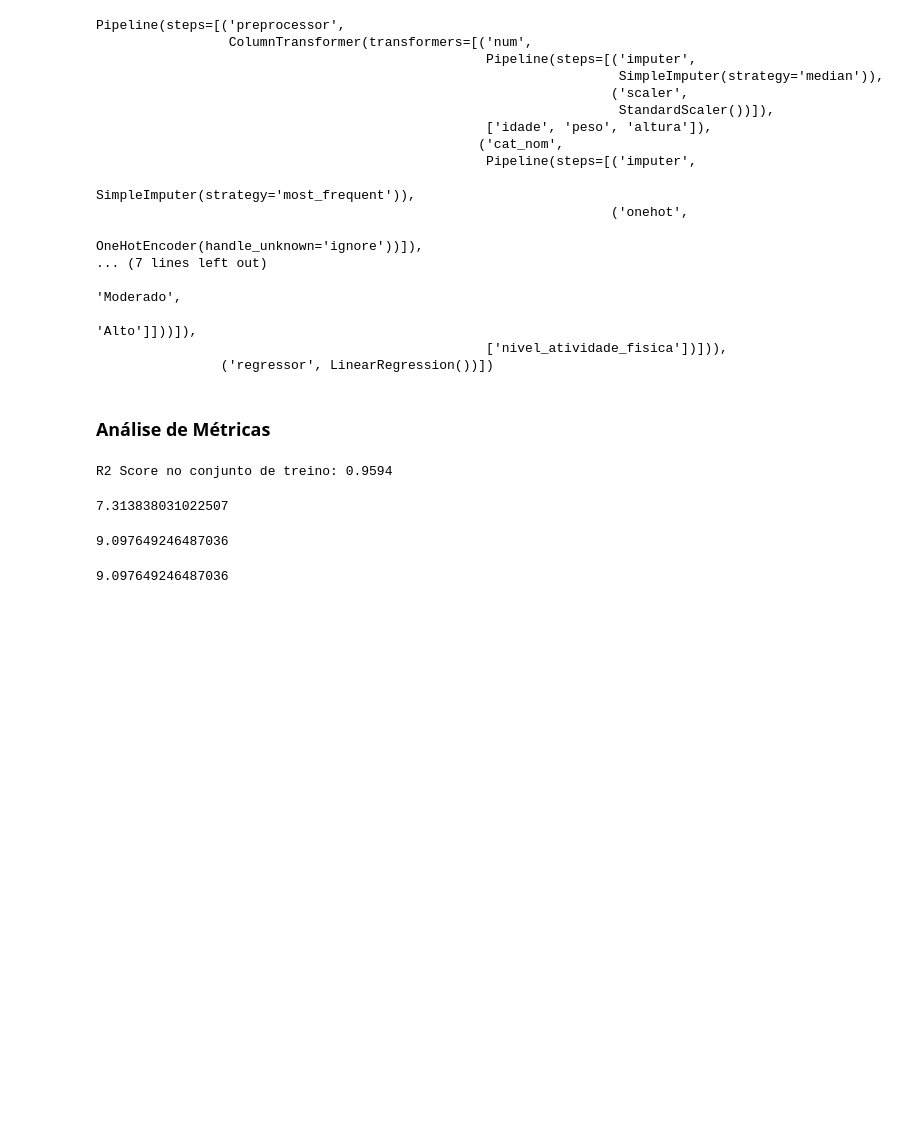
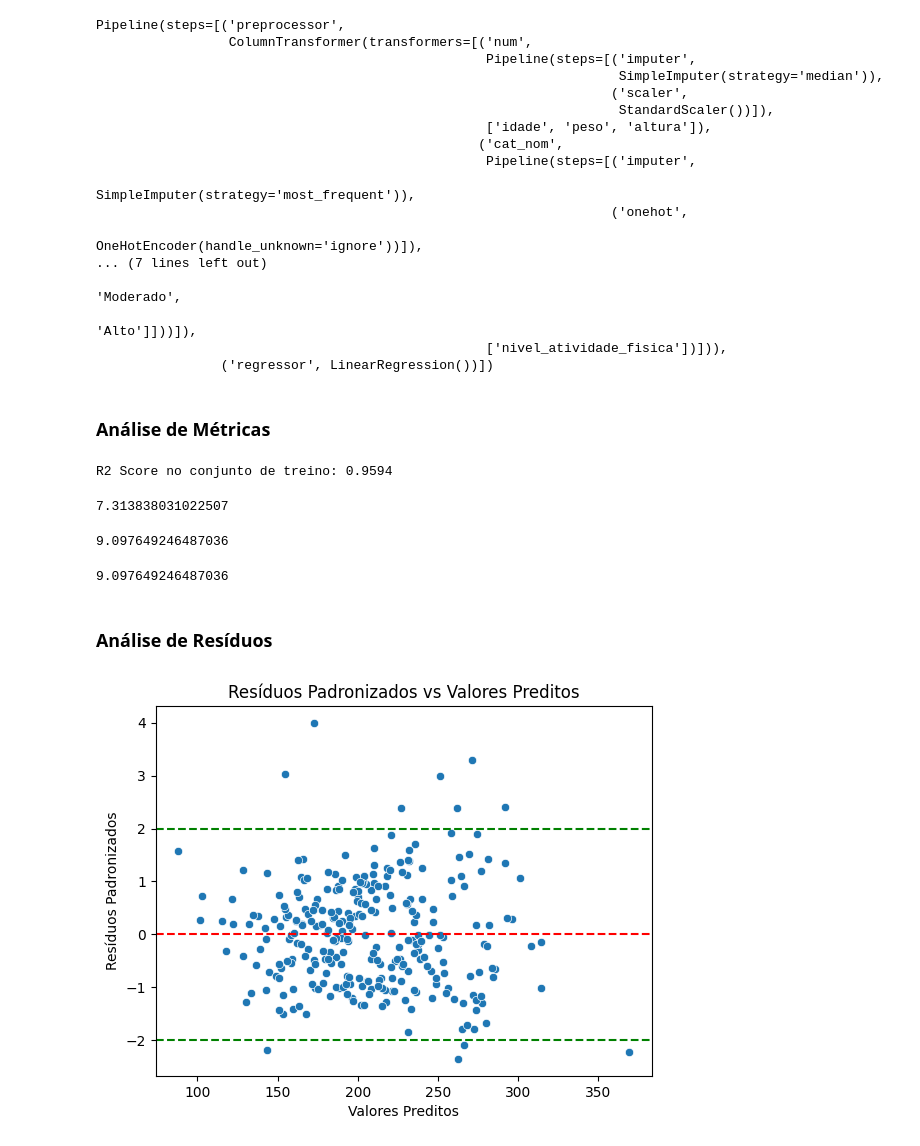
Before and after one commit to claitonneri/regressao_linear_multipla, a Jupyter notebook: modelo_colesterol.ipynb, the cells around one changed output. Saved outputs shown, nothing was run; the diff lists cells and outputs as text; code cells hidden in the pictures; blank space fills up the shorter version.

```diff
--- a/modelo_colesterol.ipynb
+++ b/modelo_colesterol.ipynb
@@ -452,3 +452,26 @@ mean_squared_error(y_test, y_pred) ** 0.5
 root_mean_squared_error(y_test, y_pred)
 # %% [output]
 9.097649246487036
+# %% [markdown]
+### **Análise de Resíduos**
+# %%
+# Calcular Resíduos
+residuos = y_test - y_pred
+# %%
+# Transformar os resíduos na escala padrão (média 0 e desvio padrão 1)
+# (X - média) / desvio padrão
+from scipy.stats import zscore
+residuos_padronizados = zscore(residuos)
+# %%
+# Verificar/Visualizar a linearidade dos resíduos: Valores entre -2 e 2 são aceitáveis (Escala Padrão)
+# Verificar a homocedasticidade: Distribuição aleatória dos resíduos
+sns.scatterplot(x=y_pred, y=residuos_padronizados)
+plt.axhline(y=0, color='r', linestyle='--')
+plt.axhline(y=2, color='g', linestyle='--')
+plt.axhline(y=-2, color='g', linestyle='--')
+plt.title('Resíduos Padronizados vs Valores Preditos')
+plt.xlabel('Valores Preditos')
+plt.ylabel('Resíduos Padronizados')
+plt.show()
+# %% [output]
+[figure, added]
```
Also changed, not shown: parts of 13 cells of this notebook, 2 other files.
